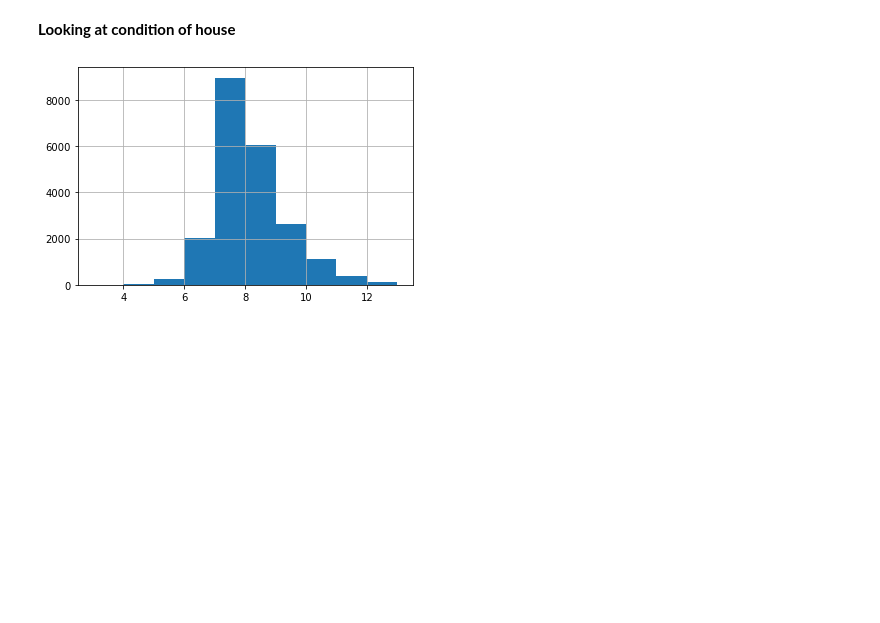
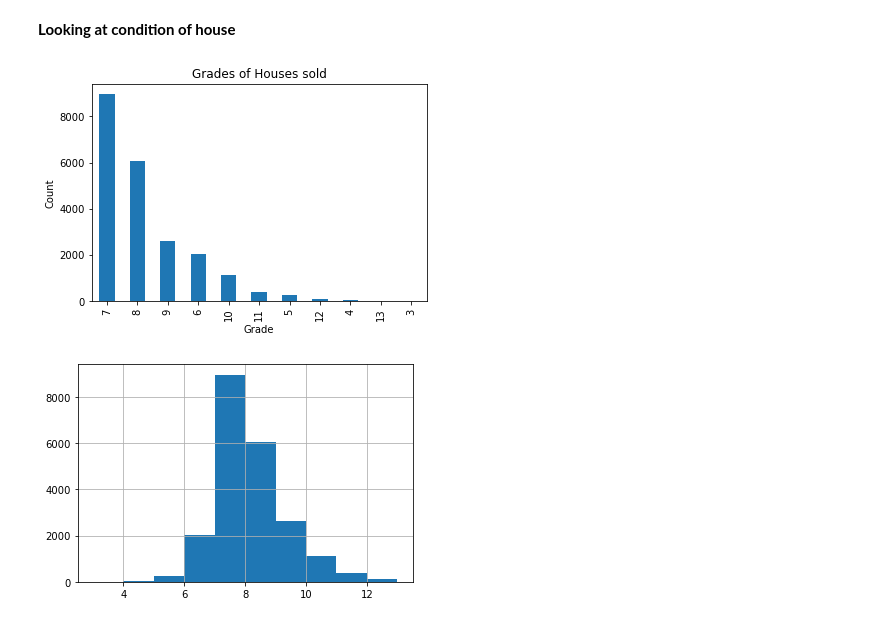
Before and after one commit to letruong711/Seattle-Area-Housing-Analysis, a Jupyter notebook: Starting Analysis.ipynb, the cells around one changed output. Cells and saved outputs as stored; diff of their text form; code cells hidden in the pictures; blank space fills up the shorter version.

```diff
--- a/Starting Analysis.ipynb
+++ b/Starting Analysis.ipynb
@@ -372,5 +391,13 @@ P_value is 1.0e-4, much less than .5. We reject null hypothesis.
 # %% [markdown]
 **Looking at condition of house**
+# %%
+df['grade'].value_counts().plot(kind='bar')
+plt.title('Grades of Houses sold')
+plt.xlabel('Grade')
+plt.ylabel('Count')
+sns.despine;
+# %% [output]
+[figure, added]
 # %%
 price['grade'].hist();
 # %% [output]
```
Also changed, not shown: parts of 18 cells of this notebook.
